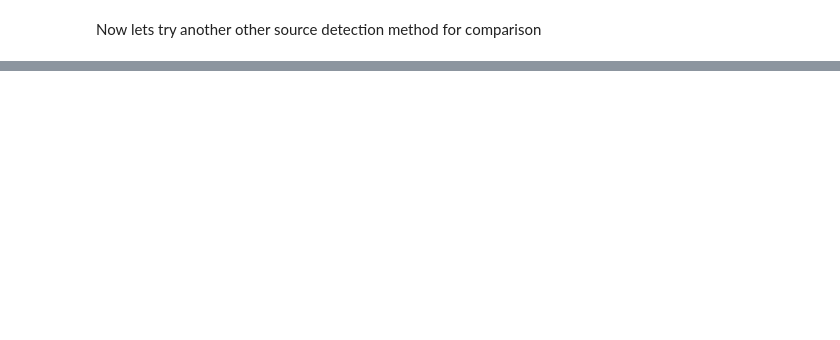
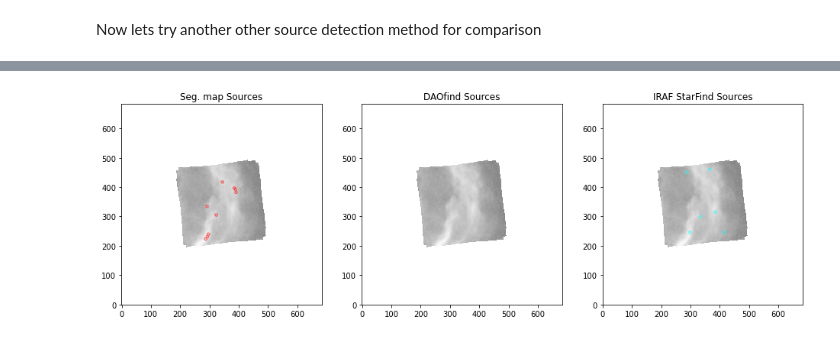
Before and after one commit to mjhankins/SFGCphotcode, a Jupyter notebook: SourceCatalog_Detect.ipynb, the cells around one changed output, grey strips where cells are left out. Saved outputs shown, nothing was run; the diff lists cells and outputs as text; code cells hidden in the pictures; blank space fills up the shorter version.

```diff
--- a/SourceCatalog_Detect.ipynb
+++ b/SourceCatalog_Detect.ipynb
@@ -287,28 +300,38 @@ StarFinder = IRAFStarFinder(fwhm=4.2, threshold=finddetsig*std)
 IRAFsources = StarFinder(data_bkgsub_ma,mask=maskcombine)
 # %%
 #plot data with apertures on detected sources
-Dpositions = np.transpose((DAOsources['xcentroid'], DAOsources['ycentroid']))
-Dapertures = CircularAperture(Dpositions, r=4.)
-Ipositions = np.transpose((IRAFsources['xcentroid'], IRAFsources['ycentroid']))
-Iapertures = CircularAperture(Ipositions, r=4.)
-Spositions = np.transpose((tbl2['xcentroid'], tbl2['ycentroid']))
-Sapertures = CircularAperture(Spositions, r=4.)
+if DAOsources is not None:
+    Dpositions = np.transpose((DAOsources['xcentroid'], DAOsources['ycentroid']))
+    Dapertures = CircularAperture(Dpositions, r=4.)
+
+if IRAFsources is not None:
+    Ipositions = np.transpose((IRAFsources['xcentroid'], IRAFsources['ycentroid']))
+    Iapertures = CircularAperture(Ipositions, r=4.)
+
+if tbl2 is not None:
+    Spositions = np.transpose((tbl2['xcentroid'], tbl2['ycentroid']))
+    Sapertures = CircularAperture(Spositions, r=4.)
 
 norm = ImageNormalize(stretch=SqrtStretch())
 
 fig, (ax1, ax2,ax3) = plt.subplots(1, 3, figsize=(16, 10))
 ax1.imshow(data, origin='lower', cmap='Greys_r', norm=norm)
 ax1.set_title('Seg. map Sources')
-Sapertures.plot(color='red', lw=1.5, alpha=0.5,axes=ax1)
+if tbl2 is not None:
+    Sapertures.plot(color='red', lw=1.5, alpha=0.5,axes=ax1)
 
 ax2.imshow(data, origin='lower', cmap='Greys_r',norm=norm)
 ax2.set_title('DAOfind Sources')
-Dapertures.plot(color='magenta', lw=1.5, alpha=0.5,axes=ax2)
+if DAOsources is not None:
+    Dapertures.plot(color='magenta', lw=1.5, alpha=0.5,axes=ax2)
 
 ax3.imshow(data, origin='lower', cmap='Greys_r',norm=norm)
 ax3.set_title('IRAF StarFind Sources')
-Iapertures.plot(color='cyan', lw=1.5, alpha=0.5,axes=ax3)
+if IRAFsources is not None:
+    Iapertures.plot(color='cyan', lw=1.5, alpha=0.5,axes=ax3)
 
 plt.show()
+# %% [output]
+[figure, added]
 # %%
 #lets add ra, dec coordinates of sources to DAOsources table
```
Also changed, not shown: parts of 11 cells of this notebook, 2 other files.
